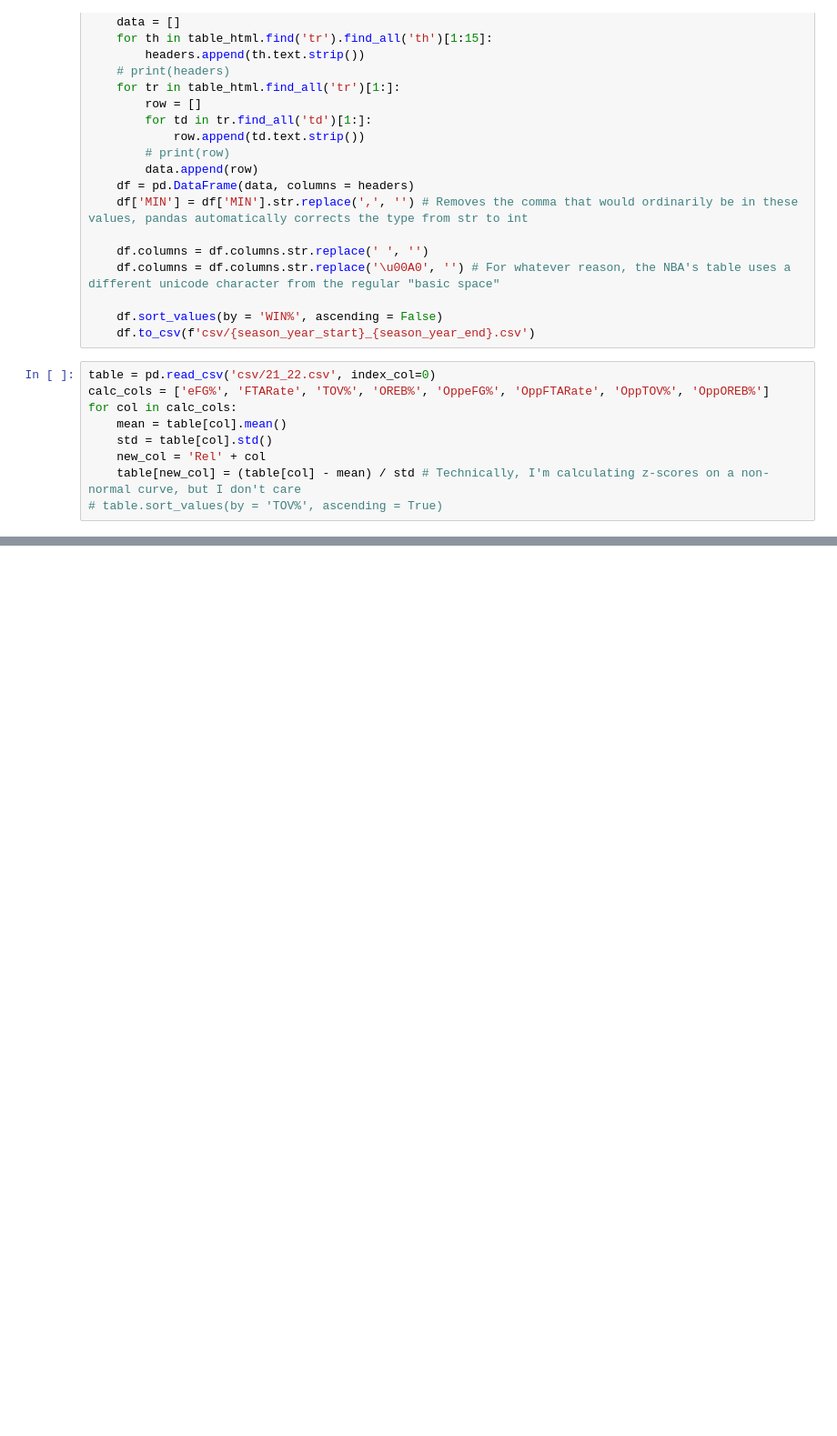
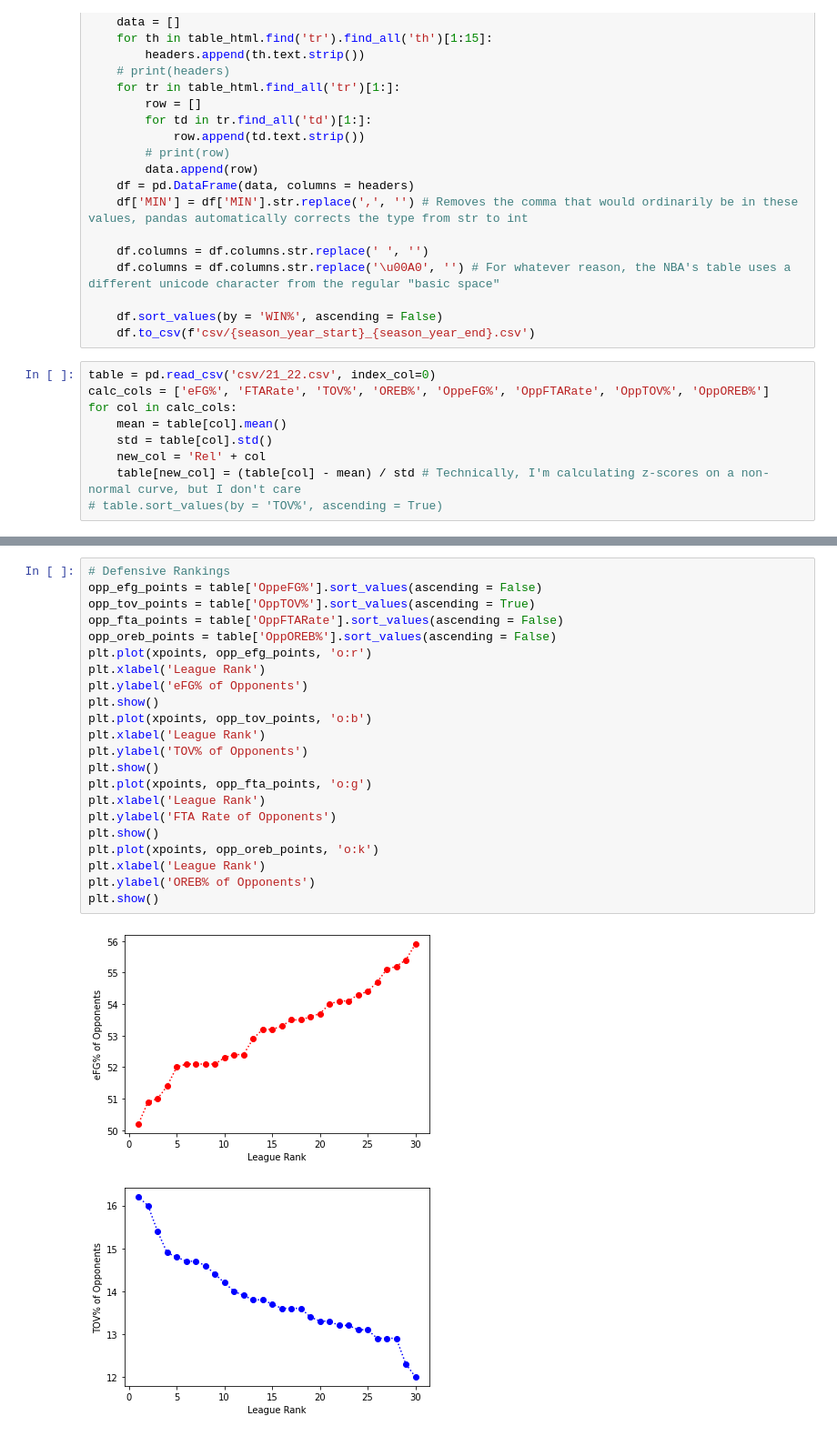
Before and after one commit to shrianshChari/nba-predict, a Jupyter notebook: getting_csv.ipynb, the cells around one changed output, grey strips where cells are left out. Shown: that part at 91% size. Saved outputs shown, nothing was run; the diff lists cells and outputs as text; blank space fills up the shorter version.

```diff
--- a/getting_csv.ipynb
+++ b/getting_csv.ipynb
@@ -117,0 +122,25 @@ plt.show()
+# %%
+# Defensive Rankings
+opp_efg_points = table['OppeFG%'].sort_values(ascending = False)
+opp_tov_points = table['OppTOV%'].sort_values(ascending = True)
+opp_fta_points = table['OppFTARate'].sort_values(ascending = False)
+opp_oreb_points = table['OppOREB%'].sort_values(ascending = False)
+plt.plot(xpoints, opp_efg_points, 'o:r')
+plt.xlabel('League Rank')
+plt.ylabel('eFG% of Opponents')
+plt.show()
+plt.plot(xpoints, opp_tov_points, 'o:b')
+plt.xlabel('League Rank')
+plt.ylabel('TOV% of Opponents')
+plt.show()
+plt.plot(xpoints, opp_fta_points, 'o:g')
+plt.xlabel('League Rank')
+plt.ylabel('FTA Rate of Opponents')
+plt.show()
+plt.plot(xpoints, opp_oreb_points, 'o:k')
+plt.xlabel('League Rank')
+plt.ylabel('OREB% of Opponents')
+plt.show()
+# %% [output]
+[figure, added]
+[figure, added]
```
Also changed, not shown: parts of 5 cells of this notebook.
